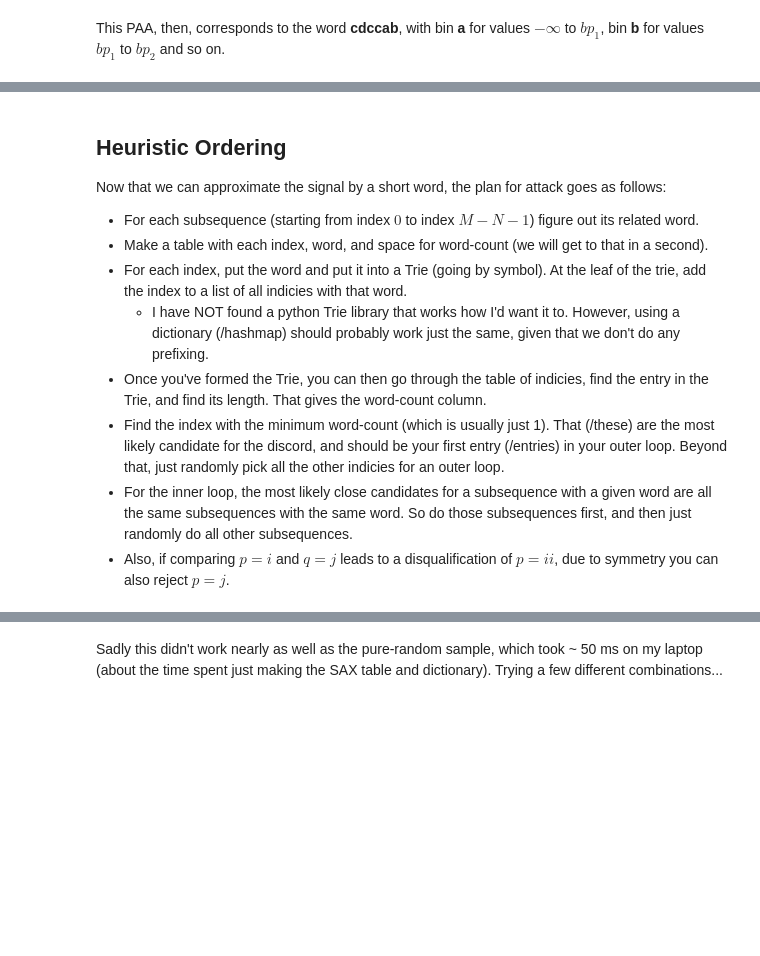
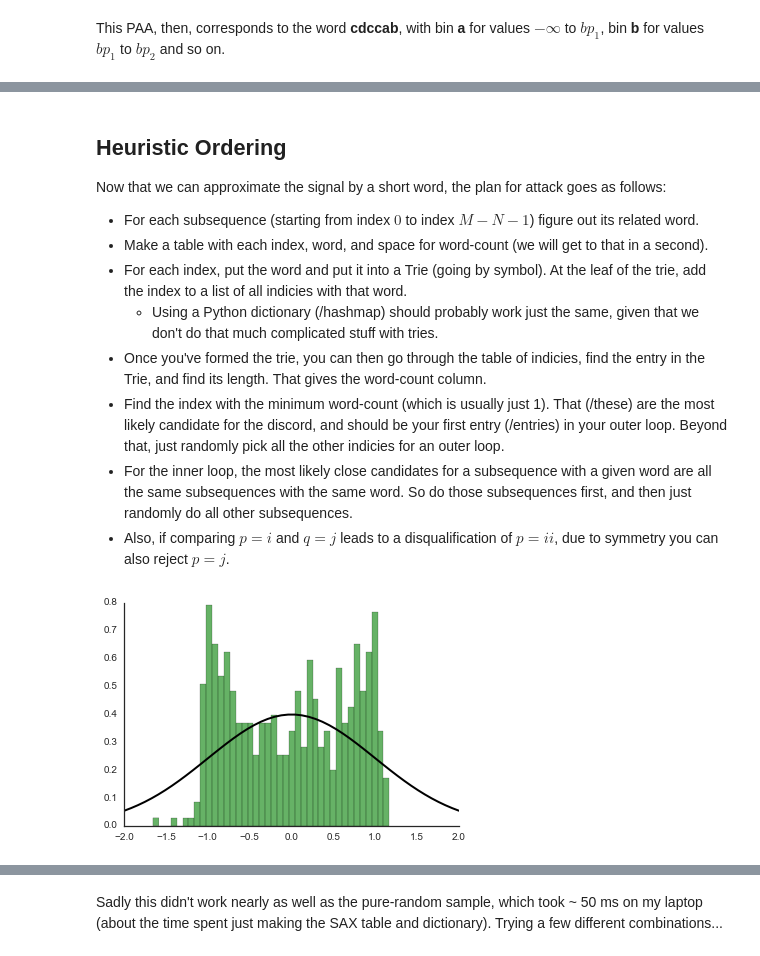
Before and after one commit to anzelpwj/Stats-week, a Jupyter notebook: HOT_SAX.ipynb, the cells around one changed output, grey strips where cells are left out. Saved outputs shown, nothing was run; the diff lists cells and outputs as text; code cells hidden in the pictures; blank space fills up the shorter version.

```diff
--- a/HOT_SAX.ipynb
+++ b/HOT_SAX.ipynb
@@ -280,11 +303,22 @@ Now that we can approximate the signal by a short word, the plan for attack goes
 - For each subsequence (starting from index $0$ to index $M-N-1$) figure out its related word.
 - Make a table with each index, word, and space for word-count (we will get to that in a second).
 - For each index, put the word and put it into a Trie (going by symbol). At the leaf of the trie, add the index to a list of all indicies with that word.
-  - I have NOT found a python Trie library that works how I'd want it to. However, using a dictionary (/hashmap) should probably work just the same, given that we don't do any prefixing.
-- Once you've formed the Trie, you can then go through the table of indicies, find the entry in the Trie, and find its length. That gives the word-count column.
+  - Using a Python dictionary (/hashmap) should probably work just the same, given that we don't do that much complicated stuff with tries.
+- Once you've formed the trie, you can then go through the table of indicies, find the entry in the Trie, and find its length. That gives the word-count column.
 - Find the index with the minimum word-count (which is usually just 1). That (/these) are the most likely candidate for the discord, and should be your first entry (/entries) in your outer loop. Beyond that, just randomly pick all the other indicies for an outer loop.
 - For the inner loop, the most likely close candidates for a subsequence with a given word are all the same subsequences with the same word. So do those subsequences first, and then just randomly do all other subsequences.
 - Also, if comparing $p = i$ and $q = j$ leads to a disqualification of $p = ii$, due to symmetry you can also reject $p = j$.
+# %%
+# N.B. The sine-wave signal I'm using does NOT follow a Gaussian distribution well at all, and instead peaks at
+# -1 and 1. The performance of SAX as I was producing these notes was extremely poor, and so I'm picking different
+# breakpoints (by eye) to get better performance. In practice, you might sample a short amount of data to get an
+# idea of its distribution, and you can then apply to similar (longer) data.
+
+plt.hist(x_array, normed=True, bins=40, color='g', alpha=0.6)
+plt.plot(np.linspace(-2, 2), sp.stats.norm.pdf(np.linspace(-2, 2)), color='k', linewidth=2)
+sns.despine()
+# %% [output]
+[figure, added]
 # %%
 from collections import defaultdict
 
```
Also changed, not shown: parts of 47 cells of this notebook, 1 other file.
